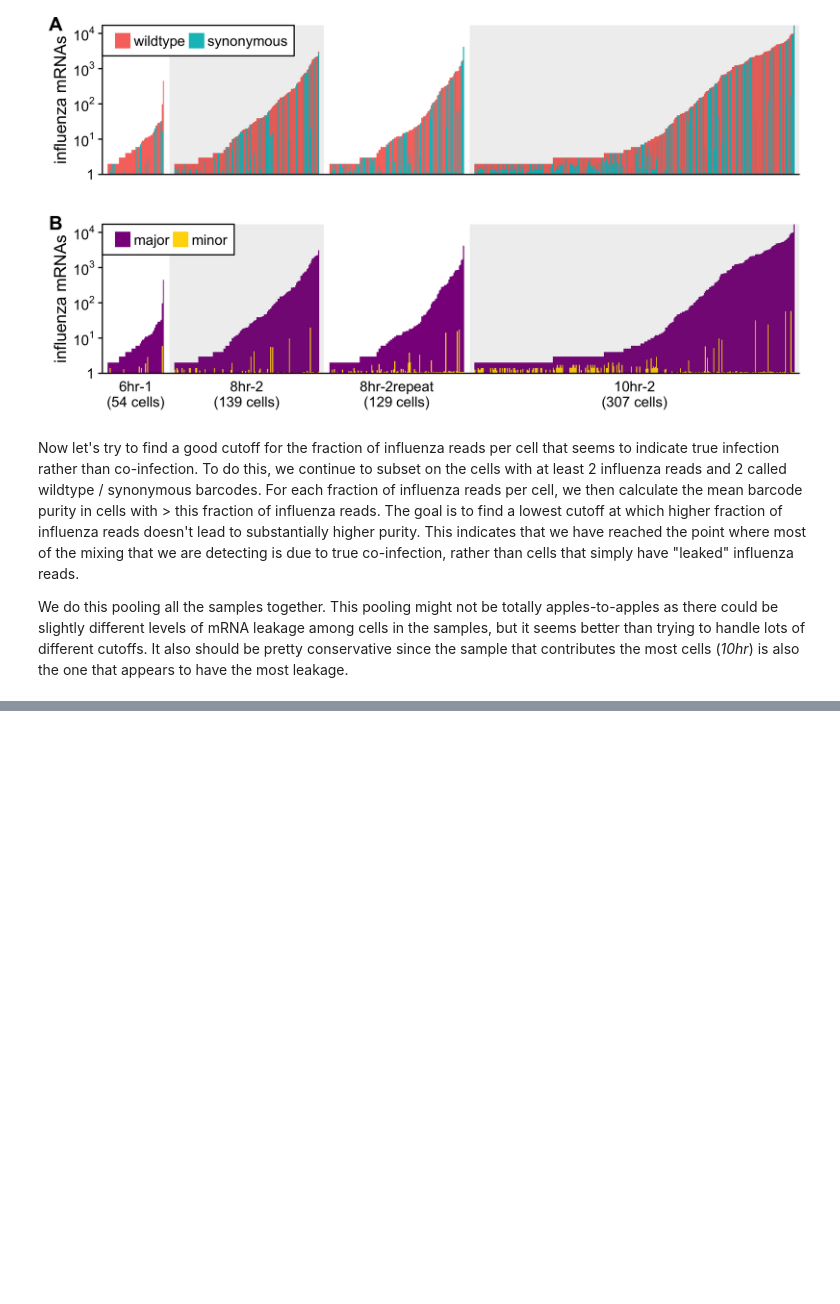
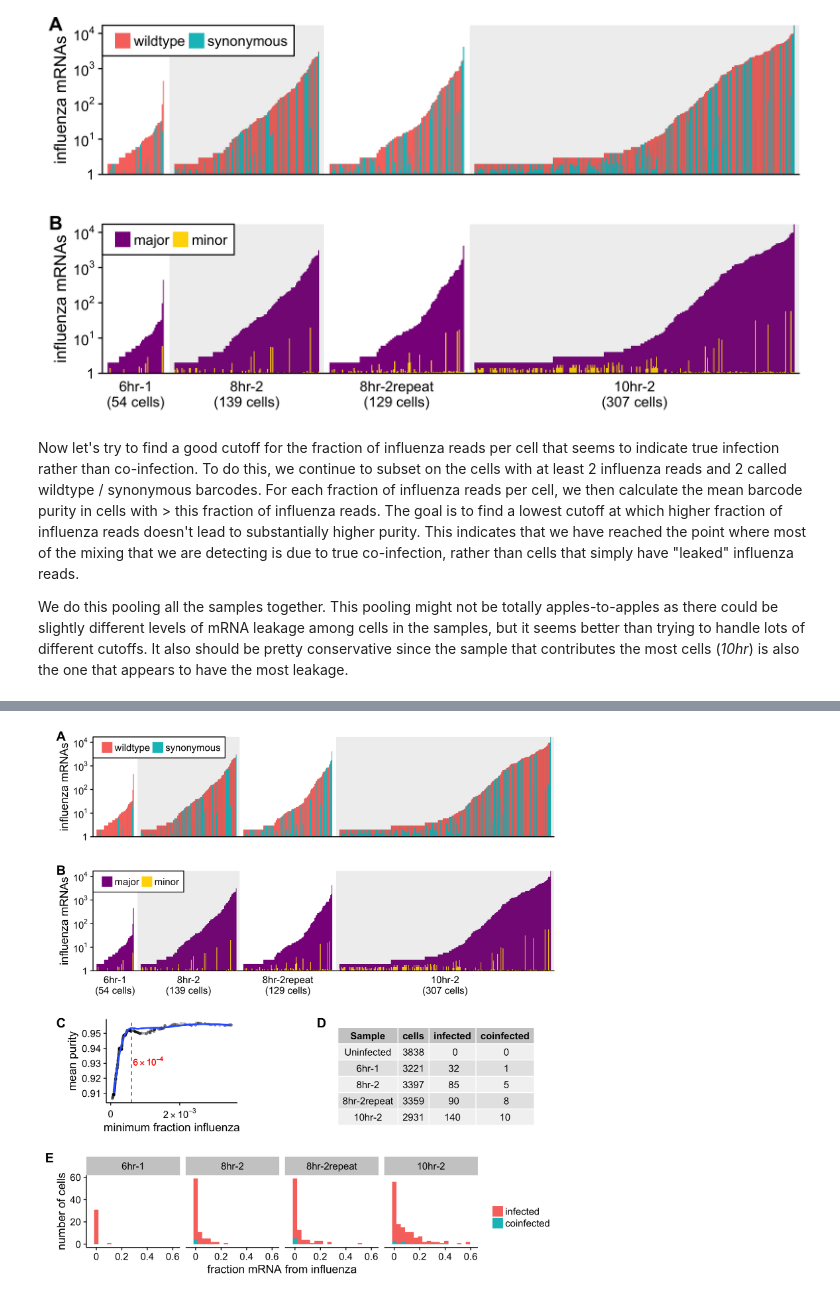
Before and after one commit to jbloomlab/flu_single_cell, a Jupyter notebook: monocle_analysis.ipynb, the cells around one changed output, grey strips where cells are left out. Drawn from its saved outputs; the diff is of its cells as text; code cells hidden in the pictures; blank space fills up the shorter version.

```diff
--- a/monocle_analysis.ipynb
+++ b/monocle_analysis.ipynb
@@ -317,0 +323,44 @@ pData(cells) <- pData(cells) %>% mutate(infected=frac.flu.mRNAs > threshold.frac
+# %%
+# annotate cells as infected or coinfected
+pData(cells) <- pData(cells) %>% mutate(infected=frac.flu.mRNAs > threshold.frac) %>%
+  mutate(minor=pmin(flu.wt, flu.syn) / (flu.wt + flu.syn)) %>%
+  mutate(minor=ifelse(is.na(minor), 0, minor)) %>%
+  mutate(n.minor=minor * flu.mRNAs) %>%
+  mutate(coinfected=(infected & (minor > 0.05) & (minor * frac.flu.mRNAs > threshold.frac)))
+
+# summarize number of cells in each category by sample
+infected.summary <- pData(cells) %>% group_by(Sample) %>%
+  summarise(cells=n(), infected=sum(infected), coinfected=sum(coinfected)) %>%
+  mutate(coinfected=ifelse(is.na(coinfected), 0, coinfected)) %>%
+  transform(Sample=factor(Sample, samples)) %>% arrange(Sample)
+
+# plot number of infected / co-infected cells
+xlabeler <- function(x) {ifelse(x%%1, sprintf("%.1f", x), sprintf("%d", x))}
+p.frac.flu <- ggplot(
+    pData(cells) %>% filter(infected) %>%
+      mutate(infection=ifelse(coinfected, "coinfected", "infected")) %>%
+      transform(infection=factor(infection, c("infected", "coinfected")),
+        Sample=factor(Sample, samples)) %>%
+      arrange(Sample, infection),
+    aes(frac.flu.mRNAs, fill=infection)) +
+  geom_histogram(bins=18) + facet_wrap(~Sample, nrow=1) + scale_fill_discrete("") +
+  scale_y_continuous(name="number of cells") +
+  scale_x_continuous(name="fraction mRNA from influenza", labels=xlabeler, expand=c(0.1, 0))
+
+
+# blank to fill space
+blank <- ggplot() + geom_blank(aes(1,1)) + theme_nothing()
+
+# layout in one nice figure
+p.frac.flu.summary <- plot_grid(
+  p.barcode.purity,
+  plot_grid(p.purity.threshold, blank, infected.summary %>% tableGrob(rows=NULL), scale=0.93,
+    labels=c("C", "", "D"), label_size=16, vjust=1, nrow=1, rel_widths=c(0.8, 0.25, 1)),
+  p.frac.flu,
+  labels=c("", "", "E"), label_size=16, vjust=1, ncol=1,
+  rel_heights=c(1, 0.51, 0.48), scale=0.97)
+
+plotfile <- file.path(plotsdir, 'frac_flu_summary_fig.png')
+ggsave(plotfile, plot=p.frac.flu.summary, width=9, height=9.5, units="in")
+display_png(file=plotfile, width=800)
+# %% [output]
@@ -317,0 +369 @@ pData(cells) <- pData(cells) %>% mutate(infected=frac.flu.mRNAs > threshold.frac
+[figure, added]
```
Also changed, not shown: parts of 8 cells of this notebook.
